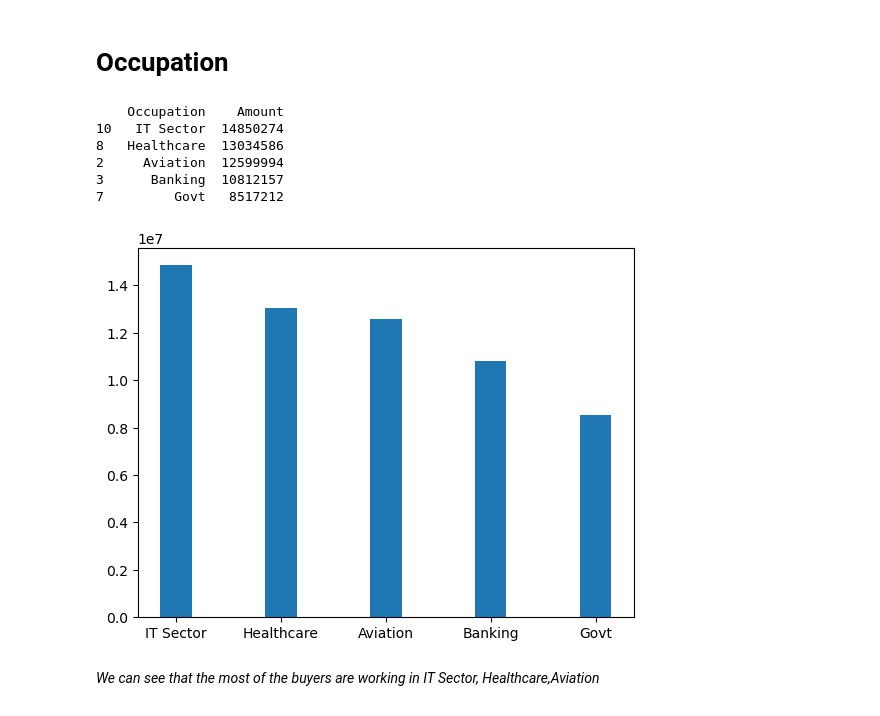
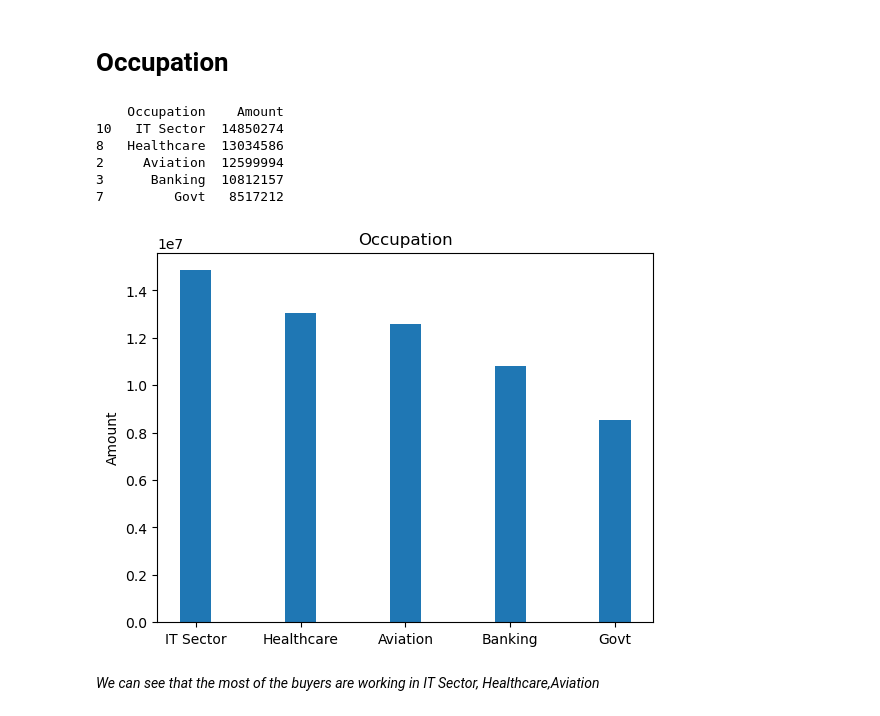
Before and after one commit to ShelinaPachal/Python-Project, a Jupyter notebook: Diwali_Sales_Data_Analysis_Using_Matplotlib.ipynb, the cells around one changed output. Drawn from its saved outputs; the diff is of its cells as text; code cells hidden in the pictures.

```diff
--- a/Diwali_Sales_Data_Analysis_Using_Matplotlib.ipynb
+++ b/Diwali_Sales_Data_Analysis_Using_Matplotlib.ipynb
@@ -395,18 +397,20 @@ plt.show()
 # %%
 Occupations=df.groupby('Occupation',as_index=False)['Amount'].sum().sort_values(by=['Amount'],ascending=False).head(5)
 print (Occupations)
 Occupation=Occupations['Occupation'].to_list()
 Amount=Occupations['Amount'].to_list()
 plt.bar(Occupation,Amount,width=0.3)
+plt.ylabel("Amount")
+plt.title("Occupation")
 plt.show()
 # %% [output]
     Occupation    Amount
 10   IT Sector  14850274
 8   Healthcare  13034586
 2     Aviation  12599994
 3      Banking  10812157
 7         Govt   8517212
-[figure, old version]
+[figure, new version]
 # %% [markdown]
 *We can see that the most of the buyers are working in IT Sector, Healthcare,Aviation*
 # %% [markdown]
```
Also changed, not shown: parts of 4 cells of this notebook.
